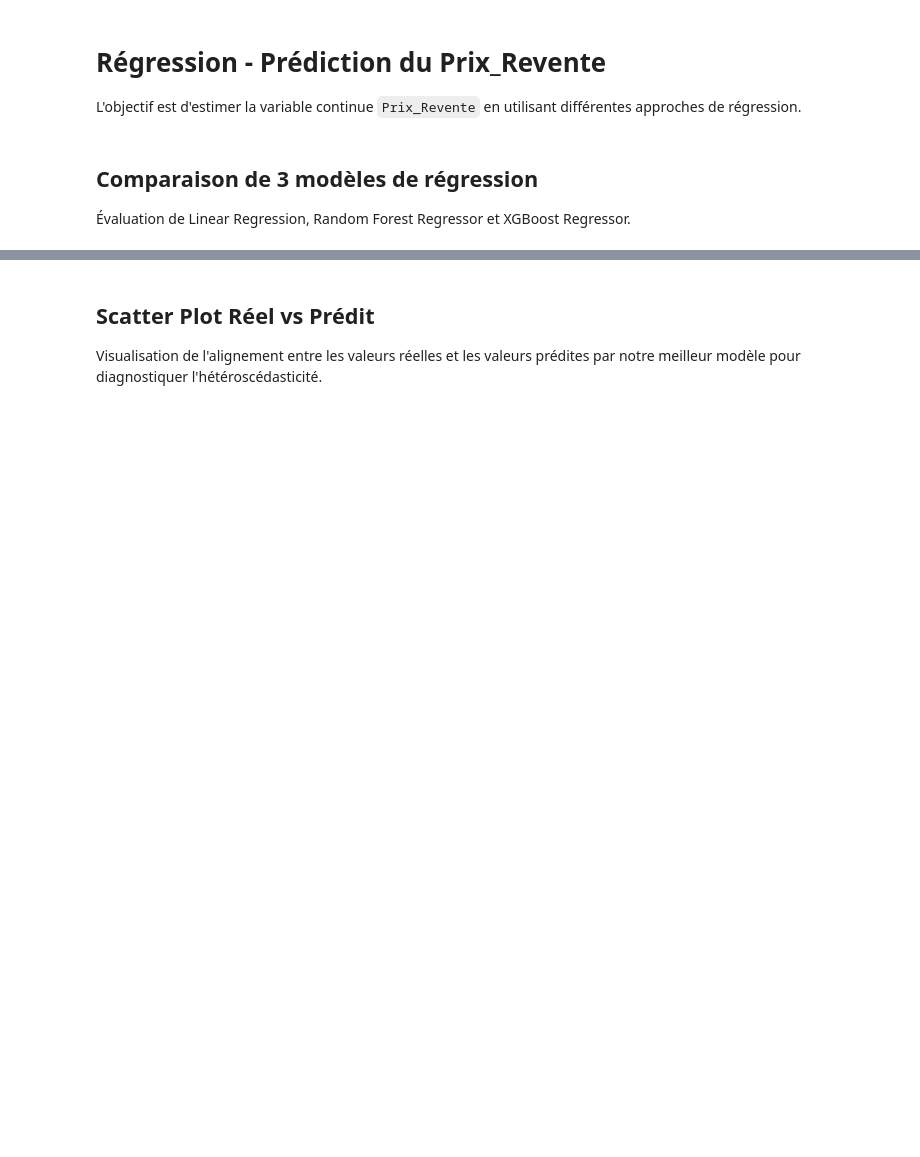
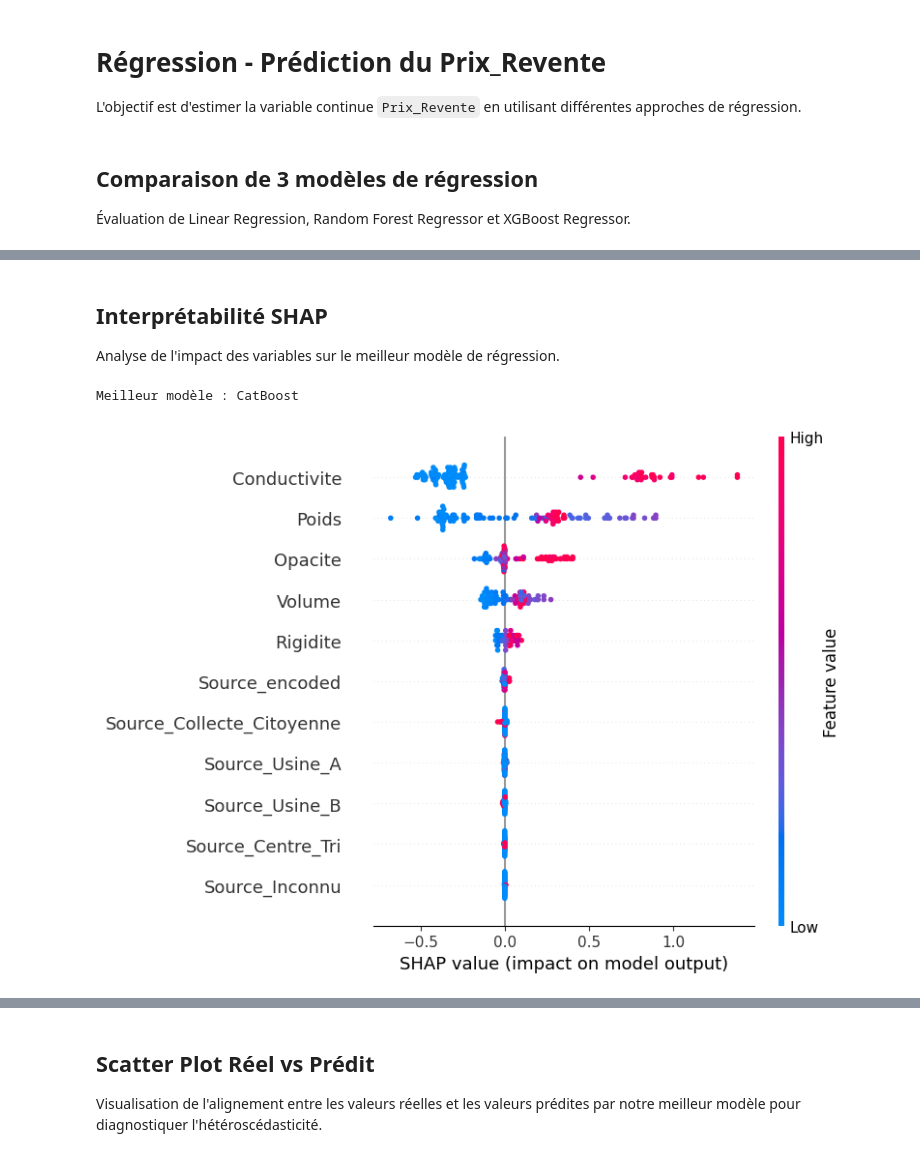
Before and after one commit to ranimkoubaa/eco-smart-classifier, a Jupyter notebook: notebooks/04_regression.ipynb, the cells around one changed output, grey strips where cells are left out. Saved outputs shown, nothing was run; the diff lists cells and outputs as text; code cells hidden in the pictures; blank space fills up the shorter version.

Commit message:
feat: enhance ML notebooks with more models and visualizations

```diff
--- a/notebooks/04_regression.ipynb
+++ b/notebooks/04_regression.ipynb
@@ -37,3 +115,22 @@ for name, model in models_reg.items():
+# %% [markdown]
+## Interprétabilité SHAP
+Analyse de l'impact des variables sur le meilleur modèle de régression.
+# %%
+best_reg_name = df_metrics['RMSE'].idxmin()
+best_reg = res_reg[best_reg_name]
+print(f"Meilleur modèle : {best_reg_name}")
+
+# Utilisation d'un explainer adapté (Tree ou Kernel)
+if 'Polynomial' in best_reg_name or 'Linear' in best_reg_name:
+    explainer = shap.Explainer(best_reg.predict, X_val.sample(100, random_state=42))
+else:
+    explainer = shap.Explainer(best_reg)
+
+shap_values = explainer(X_val.sample(100, random_state=42))
+shap.summary_plot(shap_values, X_val.sample(100, random_state=42))
+# %% [output]
+Meilleur modèle : CatBoost
+[figure, added]
 # %%
 metrics_reg = []
 for name, model in models_reg.items():
```
Also changed, not shown: parts of 8 cells of this notebook, 3 other files.
